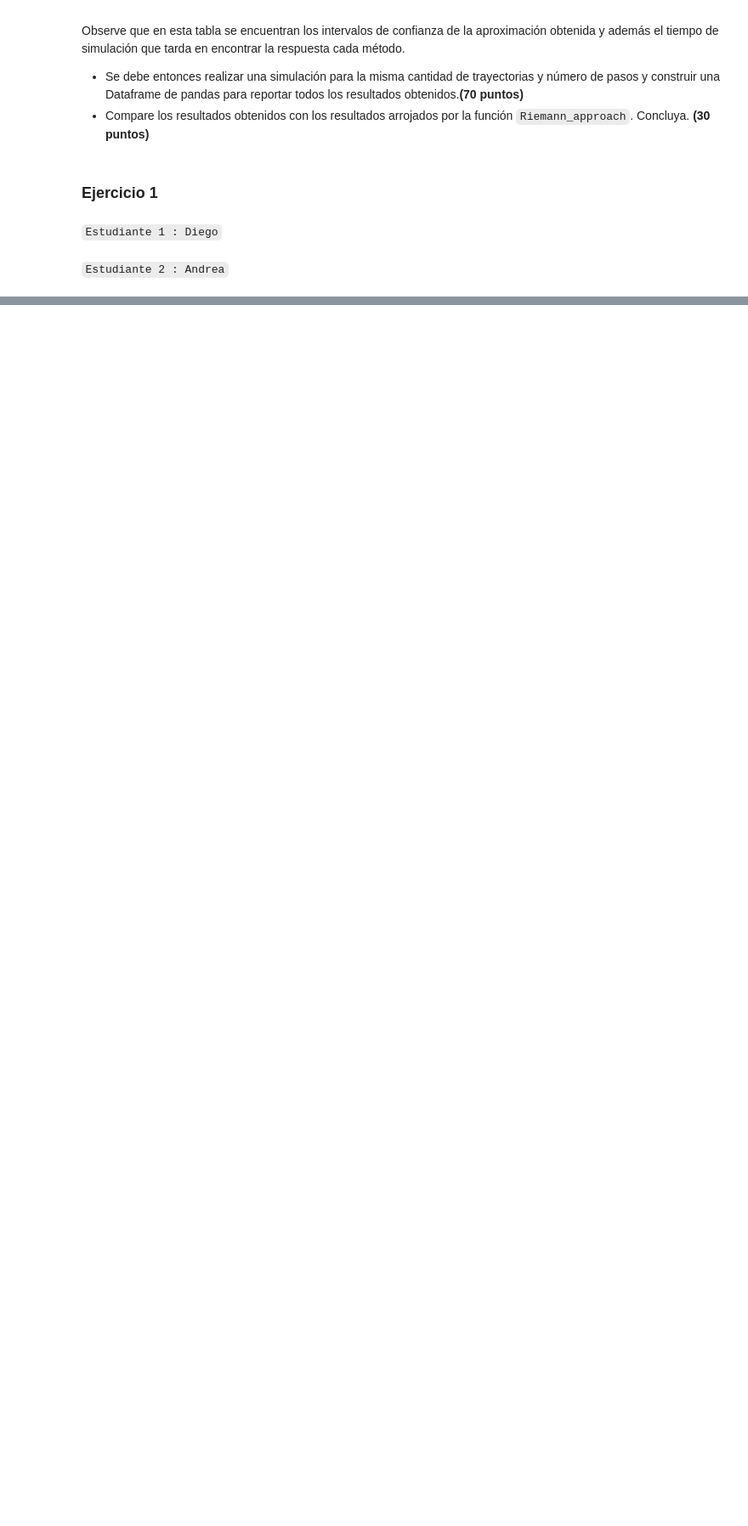
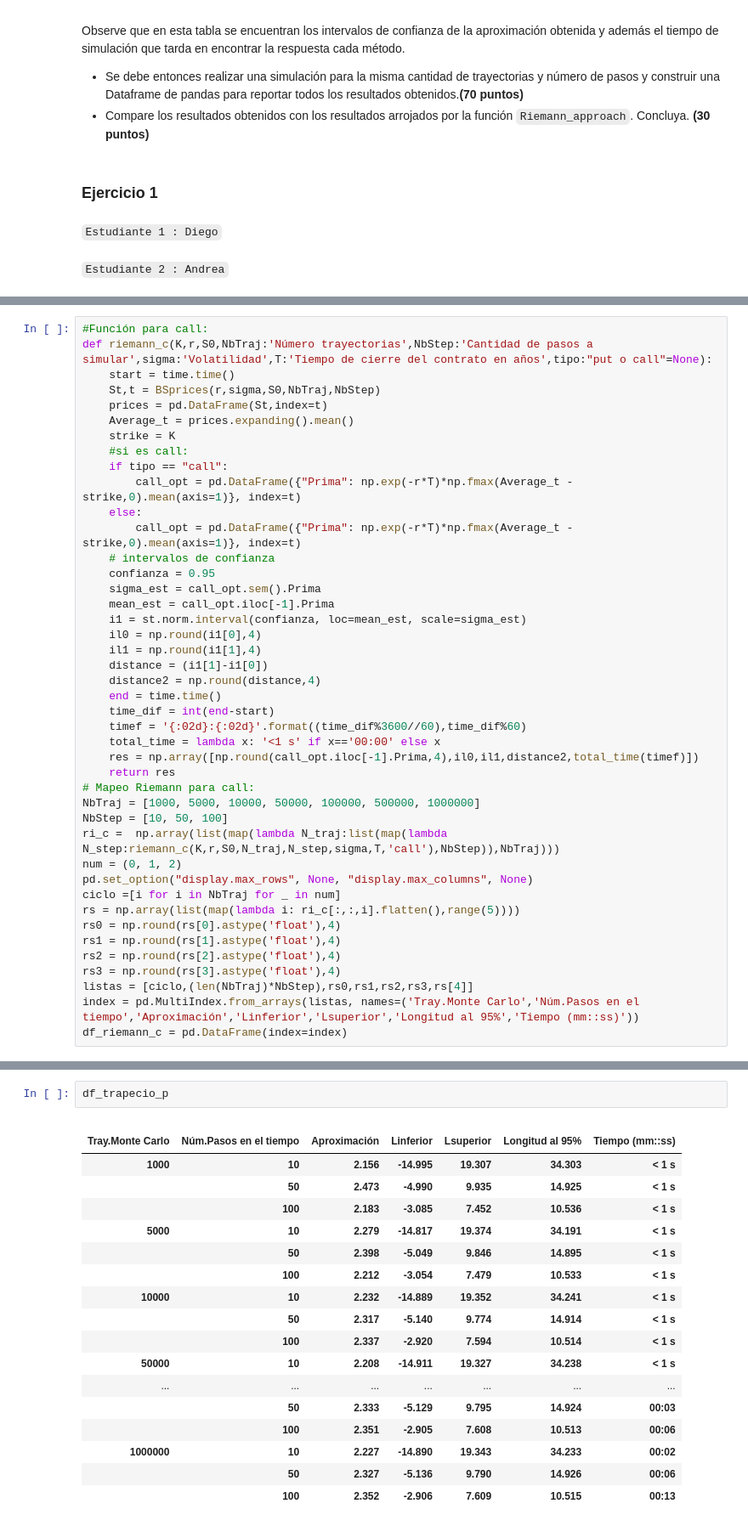
Before and after one commit to diegolazareno/Tarea9_DALopez_AFlores, a Jupyter notebook: Tarea9_DALopez_AFlores.ipynb, the cells around one changed output, grey strips where cells are left out. Shown at 85% size. Cells and saved outputs as stored; diff of their text form; blank space fills up the shorter version.

```diff
--- a/Tarea9_DALopez_AFlores.ipynb
+++ b/Tarea9_DALopez_AFlores.ipynb
@@ -32,0 +214,43 @@ Observe que en esta tabla se encuentran los intervalos de confianza de la aproxi
+# %%
+#Función para call:
+def riemann_c(K,r,S0,NbTraj:'Número trayectorias',NbStep:'Cantidad de pasos a simular',sigma:'Volatilidad',T:'Tiempo de cierre del contrato en años',tipo:"put o call"=None):
+    start = time.time()
+    St,t = BSprices(r,sigma,S0,NbTraj,NbStep)
+    prices = pd.DataFrame(St,index=t)
+    Average_t = prices.expanding().mean()
+    strike = K
+    #si es call:
+    if tipo == "call":
+        call_opt = pd.DataFrame({"Prima": np.exp(-r*T)*np.fmax(Average_t - strike,0).mean(axis=1)}, index=t)
+    else:
+        call_opt = pd.DataFrame({"Prima": np.exp(-r*T)*np.fmax(Average_t - strike,0).mean(axis=1)}, index=t)
+    # intervalos de confianza
+    confianza = 0.95
+    sigma_est = call_opt.sem().Prima
+    mean_est = call_opt.iloc[-1].Prima
+    i1 = st.norm.interval(confianza, loc=mean_est, scale=sigma_est)
+    il0 = np.round(i1[0],4)
+    il1 = np.round(i1[1],4)
+    distance = (i1[1]-i1[0])
+    distance2 = np.round(distance,4)
+    end = time.time()
+    time_dif = int(end-start)
+    timef = '{:02d}:{:02d}'.format((time_dif%3600//60),time_dif%60)
+    total_time = lambda x: '<1 s' if x=='00:00' else x
+    res = np.array([np.round(call_opt.iloc[-1].Prima,4),il0,il1,distance2,total_time(timef)])
+    return res
+# Mapeo Riemann para call:
+NbTraj = [1000, 5000, 10000, 50000, 100000, 500000, 1000000]
+NbStep = [10, 50, 100]
+ri_c =  np.array(list(map(lambda N_traj:list(map(lambda N_step:riemann_c(K,r,S0,N_traj,N_step,sigma,T,'call'),NbStep)),NbTraj)))
+num = (0, 1, 2)
+pd.set_option("display.max_rows", None, "display.max_columns", None)
+ciclo =[i for i in NbTraj for _ in num]
+rs = np.array(list(map(lambda i: ri_c[:,:,i].flatten(),range(5))))
+rs0 = np.round(rs[0].astype('float'),4)
+rs1 = np.round(rs[1].astype('float'),4)
+rs2 = np.round(rs[2].astype('float'),4)
+rs3 = np.round(rs[3].astype('float'),4)
+listas = [ciclo,(len(NbTraj)*NbStep),rs0,rs1,rs2,rs3,rs[4]]
+index = pd.MultiIndex.from_arrays(listas, names=('Tray.Monte Carlo','Núm.Pasos en el tiempo','Aproximación','Linferior','Lsuperior','Longitud al 95%','Tiempo (mm::ss)'))
+df_riemann_c = pd.DataFrame(index=index)
@@ -32,0 +259,21 @@ Observe que en esta tabla se encuentran los intervalos de confianza de la aproxi
+# %%
+df_trapecio_p
+# %% [output]
+|  |  |  |  |  |  |  |
+| Tray.Monte Carlo | Núm.Pasos en el tiempo | Aproximación | Linferior | Lsuperior | Longitud al 95% | Tiempo (mm::ss) |
+| 1000 | 10 | 2.156 | -14.995 | 19.307 | 34.303 | < 1 s |
+|  | 50 | 2.473 | -4.990 | 9.935 | 14.925 | < 1 s |
+|  | 100 | 2.183 | -3.085 | 7.452 | 10.536 | < 1 s |
+| 5000 | 10 | 2.279 | -14.817 | 19.374 | 34.191 | < 1 s |
+|  | 50 | 2.398 | -5.049 | 9.846 | 14.895 | < 1 s |
+|  | 100 | 2.212 | -3.054 | 7.479 | 10.533 | < 1 s |
+| 10000 | 10 | 2.232 | -14.889 | 19.352 | 34.241 | < 1 s |
+|  | 50 | 2.317 | -5.140 | 9.774 | 14.914 | < 1 s |
+|  | 100 | 2.337 | -2.920 | 7.594 | 10.514 | < 1 s |
+| 50000 | 10 | 2.208 | -14.911 | 19.327 | 34.238 | < 1 s |
+| ... | ... | ... | ... | ... | ... | ... |
+|  | 50 | 2.333 | -5.129 | 9.795 | 14.924 | 00:03 |
+|  | 100 | 2.351 | -2.905 | 7.608 | 10.513 | 00:06 |
+| 1000000 | 10 | 2.227 | -14.890 | 19.343 | 34.233 | 00:02 |
+|  | 50 | 2.327 | -5.136 | 9.790 | 14.926 | 00:06 |
+|  | 100 | 2.352 | -2.906 | 7.609 | 10.515 | 00:13 |
```
Also changed, not shown: parts of 13 cells of this notebook.
